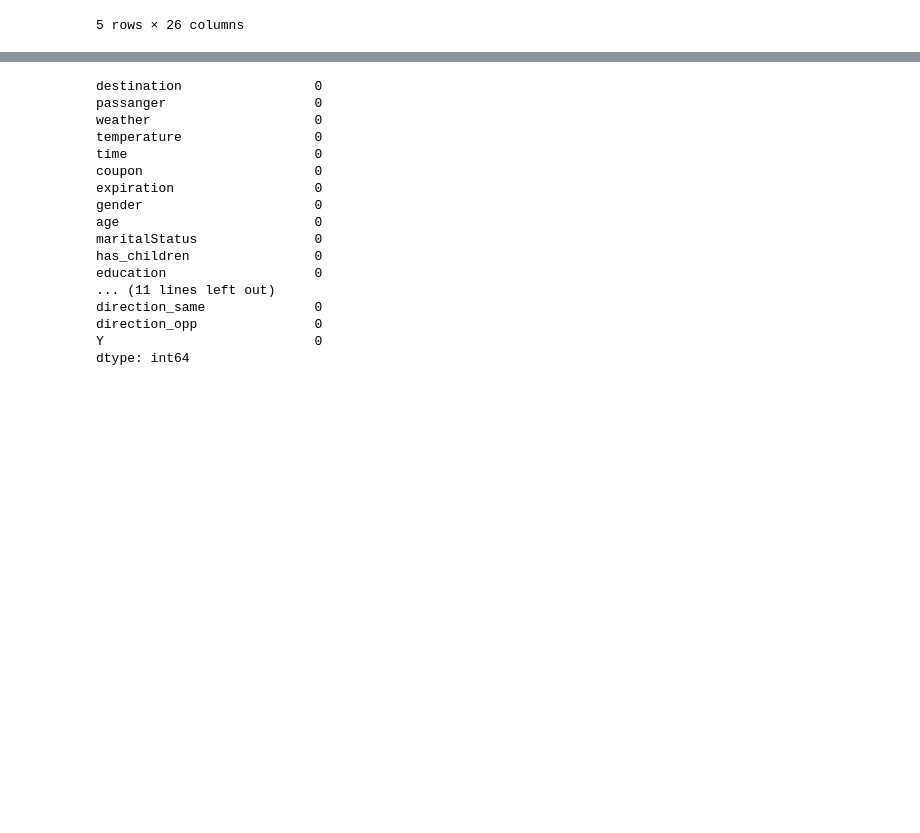
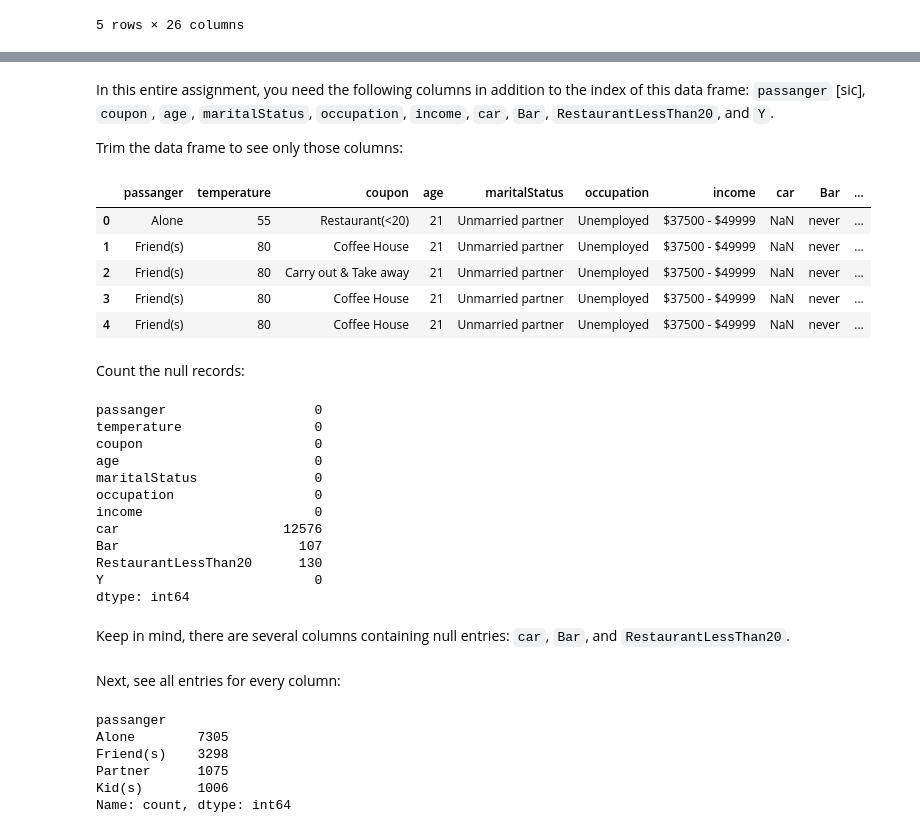
Before and after one commit to Nathan-Oyama-Personal/berkeley-ai, a Jupyter notebook: module05/module05-nathan-oyama.ipynb, the cells around one changed output, grey strips where cells are left out. Saved outputs shown, nothing was run; the diff lists cells and outputs as text; code cells hidden in the pictures; blank space fills up the shorter version.

```diff
--- a/module05/module05-nathan-oyama.ipynb
+++ b/module05/module05-nathan-oyama.ipynb
@@ -20,20 +124,59 @@ Check if there is any missing values:
+# %% [markdown]
+In this entire assignment, you need the following columns in addition to the index of this data frame: `passanger` [sic], `coupon`, `age`, `maritalStatus`, `occupation`, `income`, `car`, `Bar`, `RestaurantLessThan20`, and `Y`.
+
+Trim the data frame to see only those columns:
+# %%
+columns = [
+    'passanger',
+    'temperature',
+    'coupon',
+    'age',
+    'maritalStatus',
+    'occupation',
+    'income',
+    'car',
+    'Bar',
+    'RestaurantLessThan20',
+    'Y'
+    ]
+
+data_trim = data[columns]
+
+data_trim.head()
+# %% [output]
+|  | passanger | temperature | coupon | age | maritalStatus | occupation | income | car | Bar | ... |
+| 0 | Alone | 55 | Restaurant(<20) | 21 | Unmarried partner | Unemployed | $37500 - $49999 | NaN | never | ... |
+| 1 | Friend(s) | 80 | Coffee House | 21 | Unmarried partner | Unemployed | $37500 - $49999 | NaN | never | ... |
+| 2 | Friend(s) | 80 | Carry out & Take away | 21 | Unmarried partner | Unemployed | $37500 - $49999 | NaN | never | ... |
+| 3 | Friend(s) | 80 | Coffee House | 21 | Unmarried partner | Unemployed | $37500 - $49999 | NaN | never | ... |
+| 4 | Friend(s) | 80 | Coffee House | 21 | Unmarried partner | Unemployed | $37500 - $49999 | NaN | never | ... |
+# %% [markdown]
+Count the null records:
 # %%
-data.isnull().sum()
+data_trim.isnull().sum()
 # %% [output]
-destination                 0
 passanger                   0
-weather                     0
 temperature                 0
-time                        0
 coupon                      0
-expiration                  0
-gender                      0
 age                         0
 maritalStatus               0
-has_children                0
-education                   0
-... (11 lines left out)
-direction_same              0
-direction_opp               0
+occupation                  0
+income                      0
+car                     12576
+Bar                       107
+RestaurantLessThan20      130
 Y                           0
 dtype: int64
+# %% [markdown]
+Keep in mind, there are several columns containing null entries: `car`, `Bar`, and `RestaurantLessThan20`.
+# %% [markdown]
+Next, see all entries for every column:
+# %%
+data_trim['passanger'].value_counts()
+# %% [output]
+passanger
+Alone        7305
+Friend(s)    3298
+Partner      1075
+Kid(s)       1006
+Name: count, dtype: int64
```
Also changed, not shown: parts of 124 cells of this notebook.
